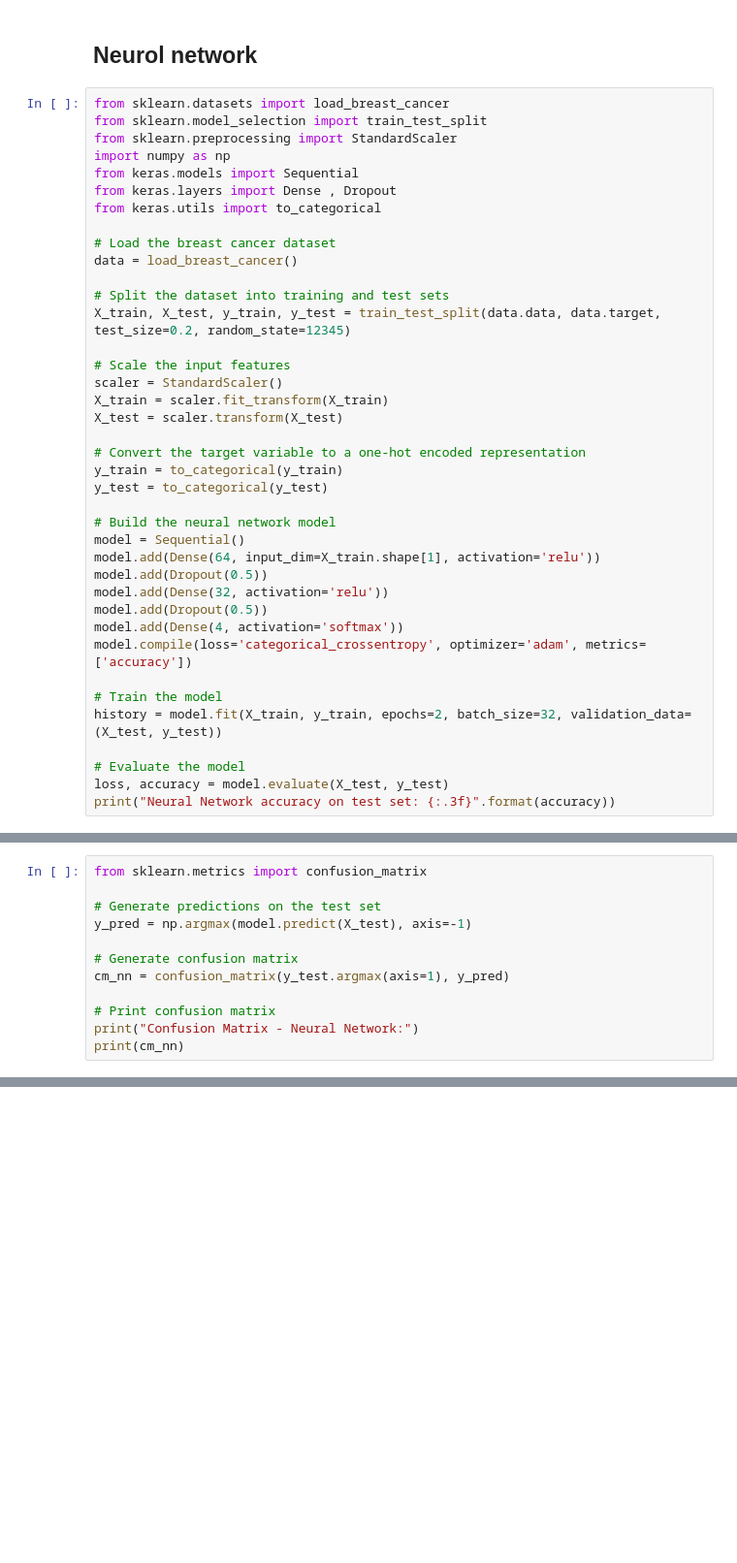
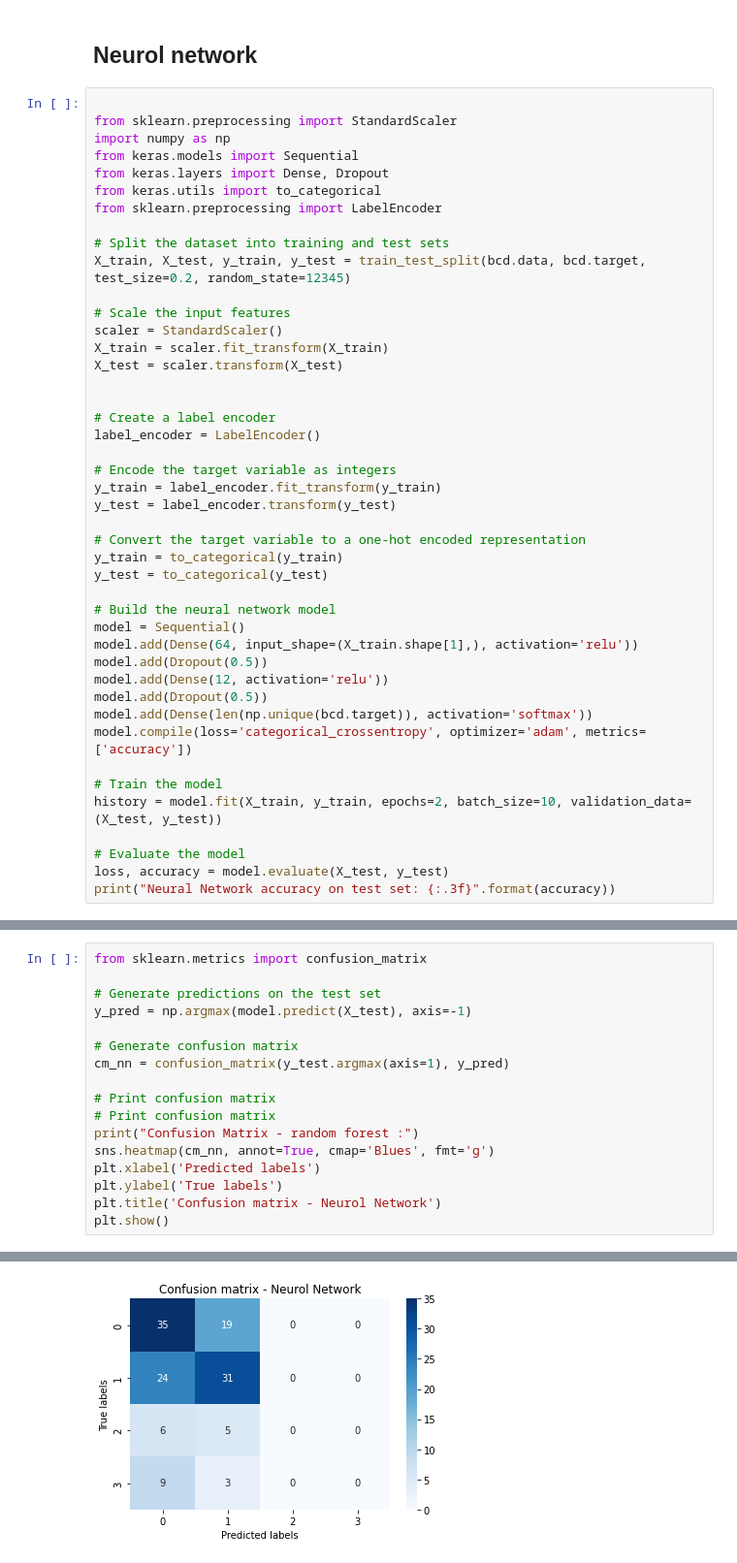
Before and after one commit to StevHenry/code-readability, a Jupyter notebook: Classification_pipline.ipynb, the cells around one changed output, grey strips where cells are left out. Shown: that part at 97% size. Cells and saved outputs as stored; diff of their text form; blank space fills up the shorter version.

Commit message:
changes on models

```diff
--- a/Classification_pipline.ipynb
+++ b/Classification_pipline.ipynb
@@ -195,24 +194,29 @@ KNN cross-validation accuracy: 0.400
 # %% [markdown]
 ## Neurol network
 # %%
-from sklearn.datasets import load_breast_cancer
-from sklearn.model_selection import train_test_split
+
 from sklearn.preprocessing import StandardScaler
 import numpy as np
 from keras.models import Sequential
-from keras.layers import Dense , Dropout
+from keras.layers import Dense, Dropout
 from keras.utils import to_categorical
-
-# Load the breast cancer dataset
-data = load_breast_cancer()
+from sklearn.preprocessing import LabelEncoder
 
 # Split the dataset into training and test sets
-X_train, X_test, y_train, y_test = train_test_split(data.data, data.target, test_size=0.2, random_state=12345)
+X_train, X_test, y_train, y_test = train_test_split(bcd.data, bcd.target, test_size=0.2, random_state=12345)
 
 # Scale the input features
 scaler = StandardScaler()
 X_train = scaler.fit_transform(X_train)
 X_test = scaler.transform(X_test)
+
+
+# Create a label encoder
+label_encoder = LabelEncoder()
+
+# Encode the target variable as integers
+y_train = label_encoder.fit_transform(y_train)
+y_test = label_encoder.transform(y_test)
 
 # Convert the target variable to a one-hot encoded representation
 y_train = to_categorical(y_train)
@@ -220,15 +224,15 @@ y_test = to_categorical(y_test)
 
 # Build the neural network model
 model = Sequential()
-model.add(Dense(64, input_dim=X_train.shape[1], activation='relu'))
+model.add(Dense(64, input_shape=(X_train.shape[1],), activation='relu'))
 model.add(Dropout(0.5))
-model.add(Dense(32, activation='relu'))
+model.add(Dense(12, activation='relu'))
 model.add(Dropout(0.5))
-model.add(Dense(4, activation='softmax'))
+model.add(Dense(len(np.unique(bcd.target)), activation='softmax'))
 model.compile(loss='categorical_crossentropy', optimizer='adam', metrics=['accuracy'])
 
 # Train the model
-history = model.fit(X_train, y_train, epochs=2, batch_size=32, validation_data=(X_test, y_test))
+history = model.fit(X_train, y_train, epochs=2, batch_size=10, validation_data=(X_test, y_test))
 
 # Evaluate the model
 loss, accuracy = model.evaluate(X_test, y_test)
@@ -249,6 +254,11 @@ y_pred = np.argmax(model.predict(X_test), axis=-1)
 cm_nn = confusion_matrix(y_test.argmax(axis=1), y_pred)
 
 # Print confusion matrix
-print("Confusion Matrix - Neural Network:")
-print(cm_nn)
+# Print confusion matrix
+print("Confusion Matrix - random forest :")
+sns.heatmap(cm_nn, annot=True, cmap='Blues', fmt='g')
+plt.xlabel('Predicted labels')
+plt.ylabel('True labels')
+plt.title('Confusion matrix - Neurol Network')
+plt.show()
 # %% [output]
@@ -258,0 +267 @@ Confusion Matrix - Neural Network:
+[figure, added]
```
Also changed, not shown: parts of 3 cells of this notebook, 1 other file.
